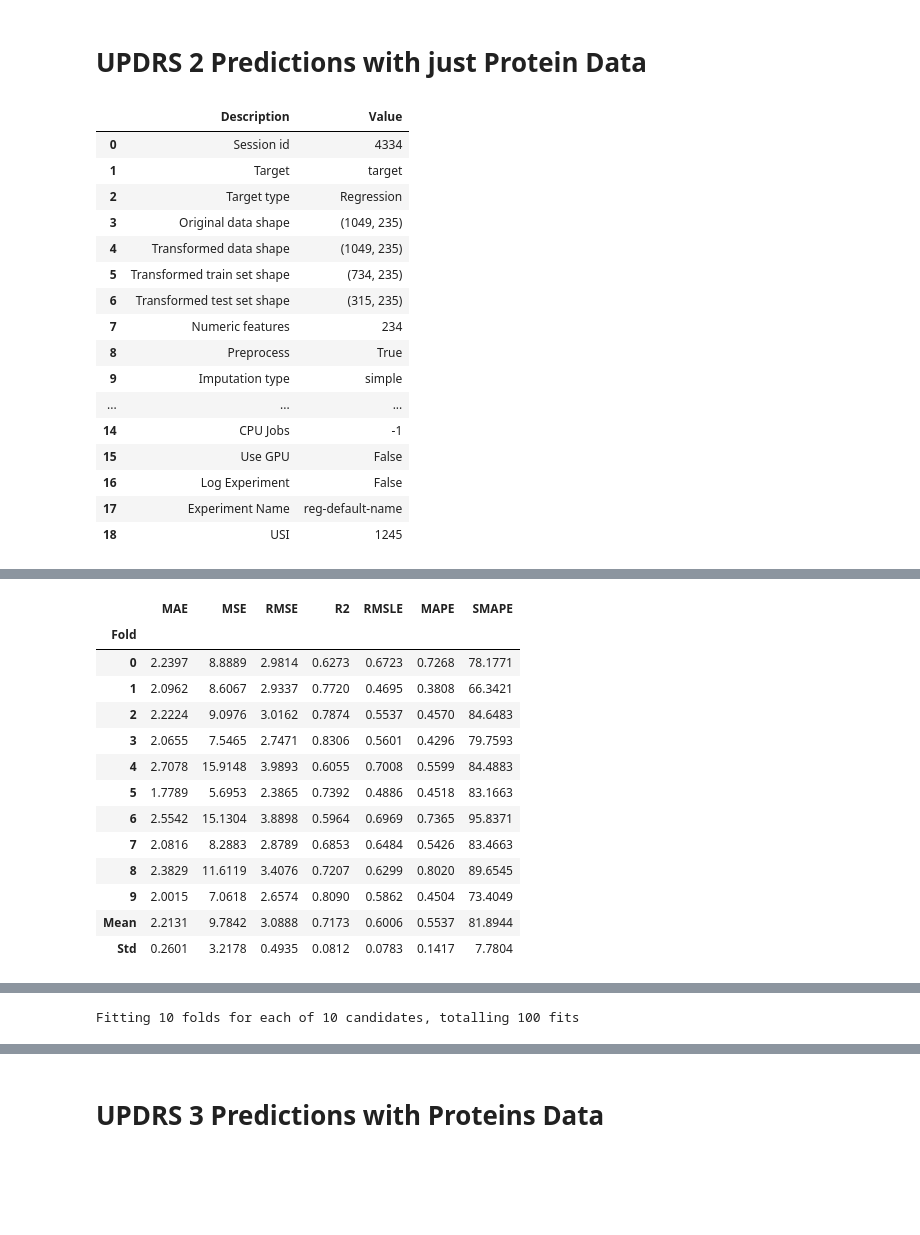
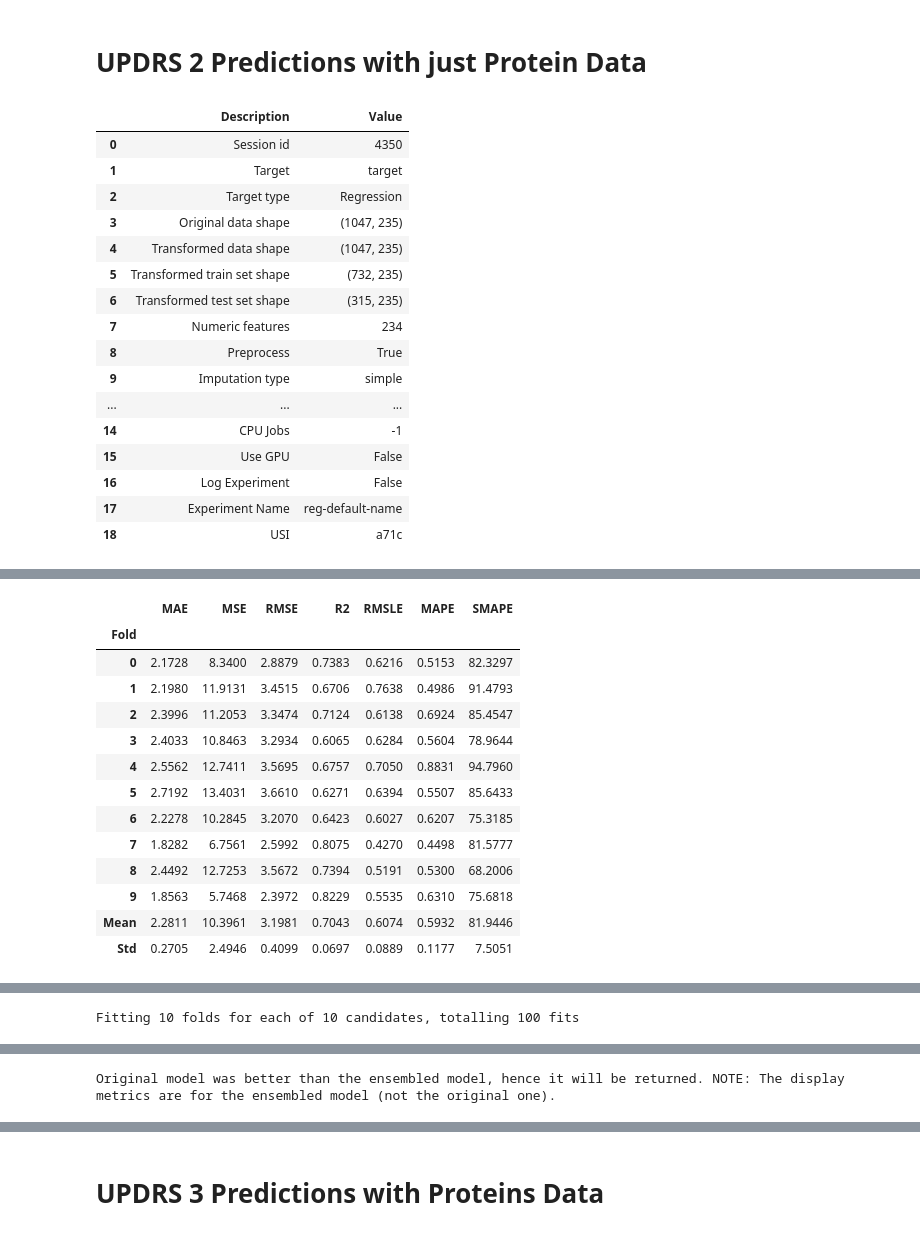
Before and after one commit to prithvidasgupta/si-618-parkinson-prediction, a Jupyter notebook: rough_work/featured_proteins.ipynb, the cells around one changed output, grey strips where cells are left out. Drawn from its saved outputs; the diff is of its cells as text; code cells hidden in the pictures; blank space fills up the shorter version.

```diff
--- a/rough_work/featured_proteins.ipynb
+++ b/rough_work/featured_proteins.ipynb
@@ -84,4 +84,4 @@ clinical_data['offset_updrs4_offset'] = clinical_data.apply(
 clinical_data.fillna(0, inplace=True)
 # %%
 clinical_data = clinical_data[[
-    'updrs_1', 'updrs_2', 'offset_updrs2_offset', 'offset_updrs1_offset','offset_updrs3_offset','offset_updrs4_offset', 'updrs_3', 'updrs_4', 'visit_month']]
+    'updrs_1', 'updrs_2', 'offset_updrs2_offset', 'offset_updrs1_offset','offset_updrs3_offset','offset_updrs4_offset', 'updrs_3', 'updrs_4', 'visit_month', 'patient_id']]
@@ -107,7 +104,7 @@ clinical_data
 # %%
 patient_visits = []
 for vi in clinical_data.index:
-    if vi.startswith('40200') or vi.startswith('64674') or vi.startswith('23391'):
+    if vi.startswith('40200') or vi.startswith('27468') or vi.startswith('23391'):
         patient_visits.append(vi)
 clinical_data_holdout = clinical_data[clinical_data.index.isin(patient_visits)]
 clinical_data_train = clinical_data[~clinical_data.index.isin(patient_visits)]
@@ -249,51 +248,51 @@ Pipeline(memory=FastMemory(location=C:\Users\prith\AppData\Local\Temp\joblib),
 # %%
 dataset = pd.merge(clinical_data_train[['updrs_2', 'offset_updrs1_offset', 'offset_updrs2_offset','offset_updrs3_offset','offset_updrs4_offset','visit_month']],
                    npx_features, how='inner', left_on=['visit_id'], right_on=['visit_id'])
 dataset.head()
 Y = dataset[dataset.columns[0]].values
 X = dataset[dataset.columns[6:]].values
 X_noscale = dataset[dataset.columns[1:6]].values
 X_scaled = StandardScaler().fit_transform(X)
 final_X = np.hstack((X_noscale, X_scaled))
 
 s = setup(data=final_X, target=Y)
 add_metric('SMAPE', 'SMAPE', smape, greater_is_better = False)
 b2 = create_model('et')
 t2 = tune_model(b2, choose_better=True, optimize='SMAPE')
-ensemble_u2 = ensemble_model(t2, choose_better= True, n_estimators=20)
+ensemble_u2 = ensemble_model(t2, choose_better= True, n_estimators=20,method='Boosting')
 # %% [output]
 |  | Description | Value |
-| 0 | Session id | 4334 |
+| 0 | Session id | 4350 |
 | 1 | Target | target |
 | 2 | Target type | Regression |
-| 3 | Original data shape | (1049, 235) |
-| 4 | Transformed data shape | (1049, 235) |
-| 5 | Transformed train set shape | (734, 235) |
+| 3 | Original data shape | (1047, 235) |
+| 4 | Transformed data shape | (1047, 235) |
+| 5 | Transformed train set shape | (732, 235) |
 | 6 | Transformed test set shape | (315, 235) |
 | 7 | Numeric features | 234 |
 | 8 | Preprocess | True |
 | 9 | Imputation type | simple |
 | ... | ... | ... |
 | 14 | CPU Jobs | -1 |
 | 15 | Use GPU | False |
 | 16 | Log Experiment | False |
 | 17 | Experiment Name | reg-default-name |
-| 18 | USI | 1245 |
+| 18 | USI | a71c |
 [interactive output not drawn]
 |  | MAE | MSE | RMSE | R2 | RMSLE | MAPE | SMAPE |
 | Fold |  |  |  |  |  |  |  |
-| 0 | 2.2397 | 8.8889 | 2.9814 | 0.6273 | 0.6723 | 0.7268 | 78.1771 |
-| 1 | 2.0962 | 8.6067 | 2.9337 | 0.7720 | 0.4695 | 0.3808 | 66.3421 |
-| 2 | 2.2224 | 9.0976 | 3.0162 | 0.7874 | 0.5537 | 0.4570 | 84.6483 |
-| 3 | 2.0655 | 7.5465 | 2.7471 | 0.8306 | 0.5601 | 0.4296 | 79.7593 |
-| 4 | 2.7078 | 15.9148 | 3.9893 | 0.6055 | 0.7008 | 0.5599 | 84.4883 |
-| 5 | 1.7789 | 5.6953 | 2.3865 | 0.7392 | 0.4886 | 0.4518 | 83.1663 |
-| 6 | 2.5542 | 15.1304 | 3.8898 | 0.5964 | 0.6969 | 0.7365 | 95.8371 |
-| 7 | 2.0816 | 8.2883 | 2.8789 | 0.6853 | 0.6484 | 0.5426 | 83.4663 |
-| 8 | 2.3829 | 11.6119 | 3.4076 | 0.7207 | 0.6299 | 0.8020 | 89.6545 |
-| 9 | 2.0015 | 7.0618 | 2.6574 | 0.8090 | 0.5862 | 0.4504 | 73.4049 |
-| Mean | 2.2131 | 9.7842 | 3.0888 | 0.7173 | 0.6006 | 0.5537 | 81.8944 |
-| Std | 0.2601 | 3.2178 | 0.4935 | 0.0812 | 0.0783 | 0.1417 | 7.7804 |
+| 0 | 2.1728 | 8.3400 | 2.8879 | 0.7383 | 0.6216 | 0.5153 | 82.3297 |
+| 1 | 2.1980 | 11.9131 | 3.4515 | 0.6706 | 0.7638 | 0.4986 | 91.4793 |
+| 2 | 2.3996 | 11.2053 | 3.3474 | 0.7124 | 0.6138 | 0.6924 | 85.4547 |
+| 3 | 2.4033 | 10.8463 | 3.2934 | 0.6065 | 0.6284 | 0.5604 | 78.9644 |
+| 4 | 2.5562 | 12.7411 | 3.5695 | 0.6757 | 0.7050 | 0.8831 | 94.7960 |
+| 5 | 2.7192 | 13.4031 | 3.6610 | 0.6271 | 0.6394 | 0.5507 | 85.6433 |
+| 6 | 2.2278 | 10.2845 | 3.2070 | 0.6423 | 0.6027 | 0.6207 | 75.3185 |
+| 7 | 1.8282 | 6.7561 | 2.5992 | 0.8075 | 0.4270 | 0.4498 | 81.5777 |
+| 8 | 2.4492 | 12.7253 | 3.5672 | 0.7394 | 0.5191 | 0.5300 | 68.2006 |
+| 9 | 1.8563 | 5.7468 | 2.3972 | 0.8229 | 0.5535 | 0.6310 | 75.6818 |
+| Mean | 2.2811 | 10.3961 | 3.1981 | 0.7043 | 0.6074 | 0.5932 | 81.9446 |
+| Std | 0.2705 | 2.4946 | 0.4099 | 0.0697 | 0.0889 | 0.1177 | 7.5051 |
 [interactive output not drawn]
 [interactive output not drawn]
 |  | MAE | MSE | RMSE | R2 | RMSLE | MAPE | SMAPE |
@@ -330,4 +329,5 @@ Fitting 10 folds for each of 10 candidates, totalling 100 fits
 [interactive output not drawn]
+Original model was better than the ensembled model, hence it will be returned. NOTE: The display metrics are for the ensembled model (not the original one).
 # %%
 predict_model(b2)
 predict_model(t2)
```
Also changed, not shown: parts of 27 cells of this notebook.
